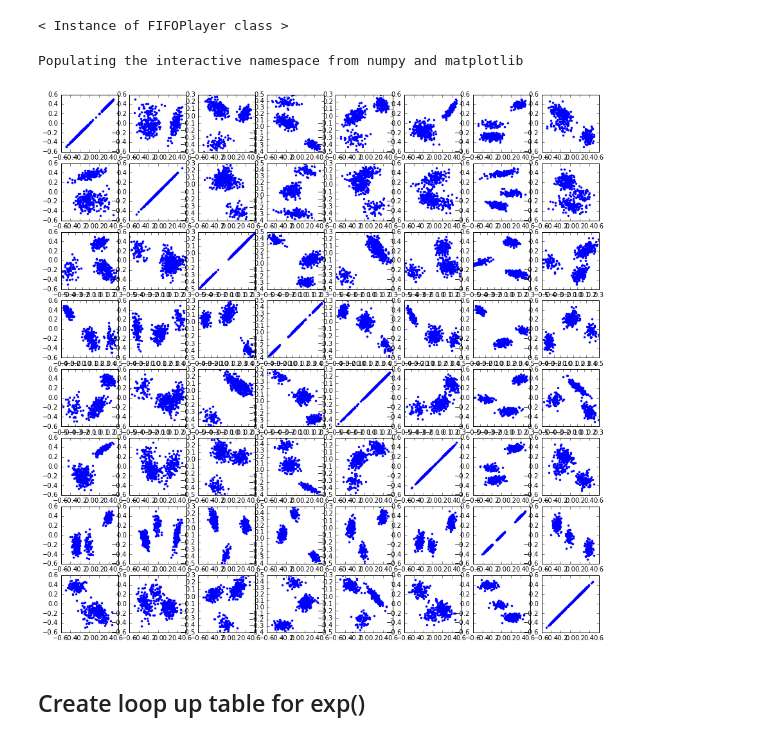
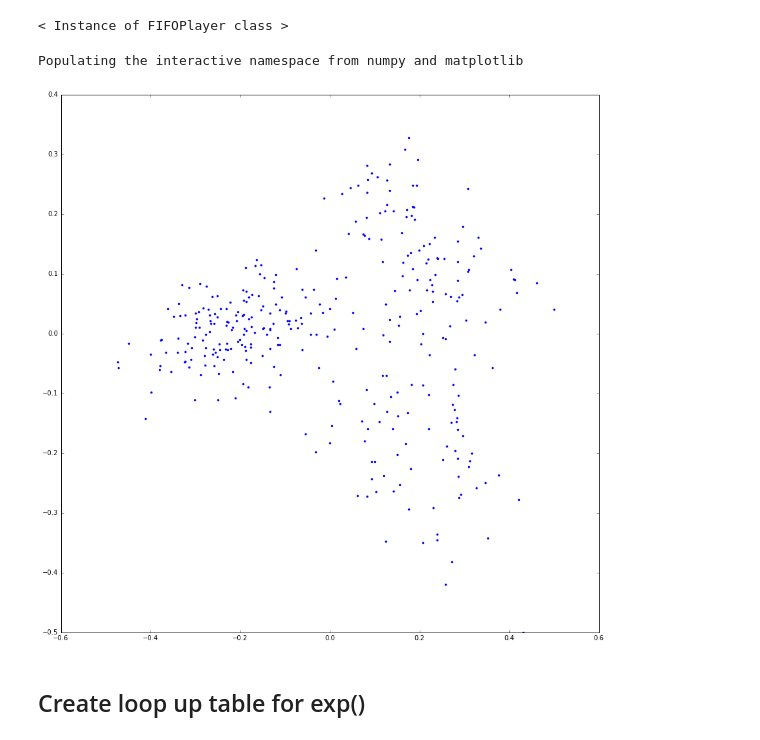
Before and after one commit to wiccy46/MBSison16, a Jupyter notebook: ptmain.ipynb, the cells around one changed output. Cells and saved outputs as stored; diff of their text form; code cells hidden in the pictures.

```diff
--- a/ptmain.ipynb
+++ b/ptmain.ipynb
@@ -225,39 +226,40 @@ def PTSM(np.ndarray[np.float64_t, ndim = 1] pos, np.ndarray[np.float64_t, ndim =
 # %%
 %pylab inline
 # if testMode == T, a random example is used as the data.
 # else, you can load the actual data txt files.
 testMode = True
 if testMode :
-    data = dataGen(8, 3, minnr = 50, maxnr = 200)
+    data = dataGen(8, 3,sigma = 0.4, minnr = 50, maxnr = 200)
     N, dim = data.shape[0], data.shape[1]
     pylab.rcParams['figure.figsize'] = (15.0, 15.0)
     ct=1
-    for i in range(dim):
-        for j in range(dim):
-            subplot(dim, dim, ct)
-            plot(data[:, i], data[:,j], ".")
-            ct += 1
+    plot(data[:, 0], data[:,1], ".")
+#     for i in range(dim):
+#         for j in range(dim):
+#             subplot(dim, dim, ct)
+#             plot(data[:, i], data[:,j], ".")
+#             ct += 1
 
 else:
     # Load test data from file
 #     data = np.loadtxt("data/dim032.txt")
     # Still have problem loading csv file.
     data = np.genfromtxt("data/posture.csv",delimiter=",", skip_header = 1)
     headers = np.genfromtxt("data/posture.csv", dtype = np.str_, delimiter = ",", max_rows = 1 )
     N, dim = data.shape[0], data.shape[1]
 #     data = stdData(data, dim)
 #     plot(data[:,0], data[:,1], ".")
 
 # Create exp lookup
 exp_resolution = 1000000 # Resolution for lookup table
 delta_dis = np.linspace(0.0, dim, num = exp_resolution) # Range of distance difference.
 # m_comp = 0.001 # mass compensation
 norm_max = dim
 sigma = 0.1
 exp_table = updateExpTable(sigma, delta_dis)
 # %% [output]
 Populating the interactive namespace from numpy and matplotlib
-[figure, old version]
+[figure, new version]
 # %% [markdown]
 ## Create loop up table for exp()
 # %% [markdown]
```
Also changed, not shown: parts of 6 cells of this notebook.
